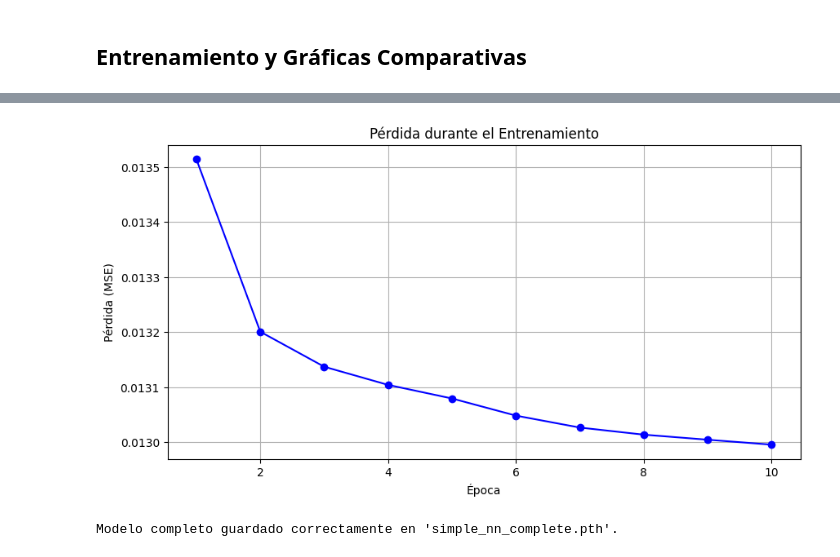
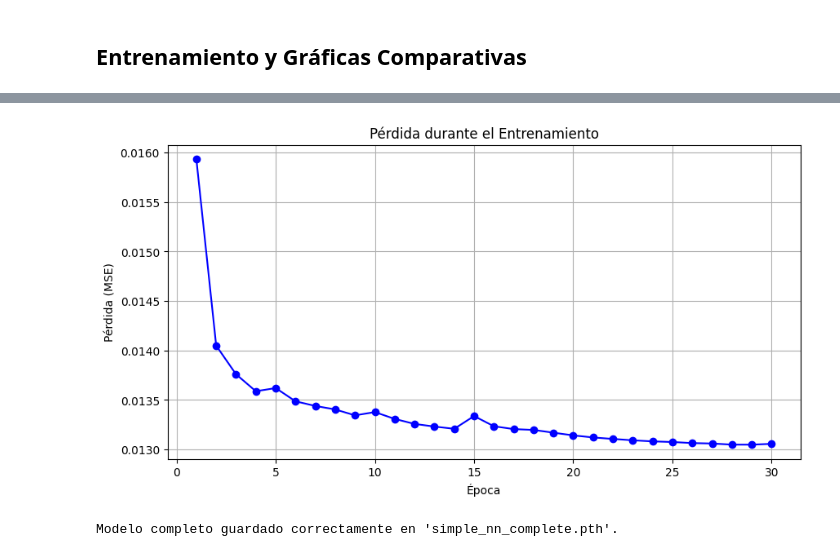
Before and after one commit to Usytwm/Human-Mobility-Prediction-Thesis, a Jupyter notebook: notebooks/LastWeekSimpleNN.ipynb, the cells around one changed output, grey strips where cells are left out. Drawn from its saved outputs; the diff is of its cells as text; code cells hidden in the pictures.

```diff
--- a/notebooks/LastWeekSimpleNN.ipynb
+++ b/notebooks/LastWeekSimpleNN.ipynb
@@ -177,14 +195,14 @@ class SimpleNN(nn.Module):
             nn.Flatten(),
             nn.Linear(seq_length * input_size, hidden_size),
             nn.ReLU(),
-            nn.Dropout(0.3),
+            nn.Dropout(0.1),
             nn.Linear(hidden_size, hidden_size),
             nn.BatchNorm1d(hidden_size),
             nn.ReLU(),
-            nn.Dropout(0.3),
+            nn.Dropout(0.1),
             nn.Linear(hidden_size, hidden_size // 2),
             nn.ReLU(),
-            nn.Dropout(0.3),
+            nn.Dropout(0.1),
             nn.Linear(hidden_size // 2, seq_length * output_size),
         )
 
@@ -239,7 +257,7 @@ def train_model(model, dataloader, epochs=100, lr=0.001):
 model = SimpleNN(hidden_size=256)
 
 # Entrenar el modelo
-epochs = 2
+epochs = 30
 losses = train_model(model, dataloader, epochs=epochs, lr=0.001)
 
 # Graficar la pérdida durante el entrenamiento
@@ -266,4 +291,4 @@ Epoch [10/10], Loss: 0.0130
-[figure, old version]
+[figure, new version]
 # %%
 torch.save(model, "../Data/Models/simple_nn_complete.pth")
 print("Modelo completo guardado correctamente en 'simple_nn_complete.pth'.")
```
Also changed, not shown: parts of 3 cells of this notebook, 8 other files.
